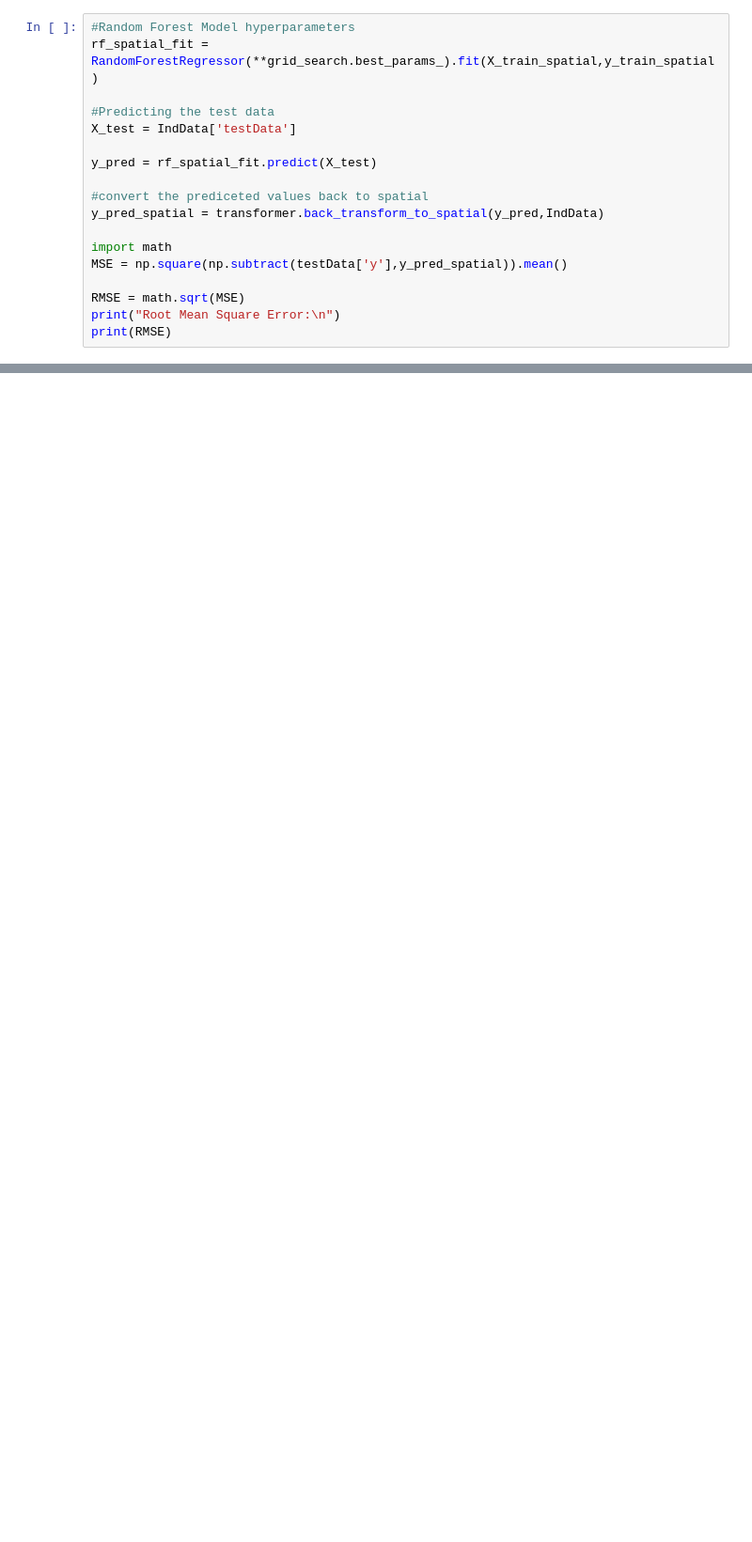
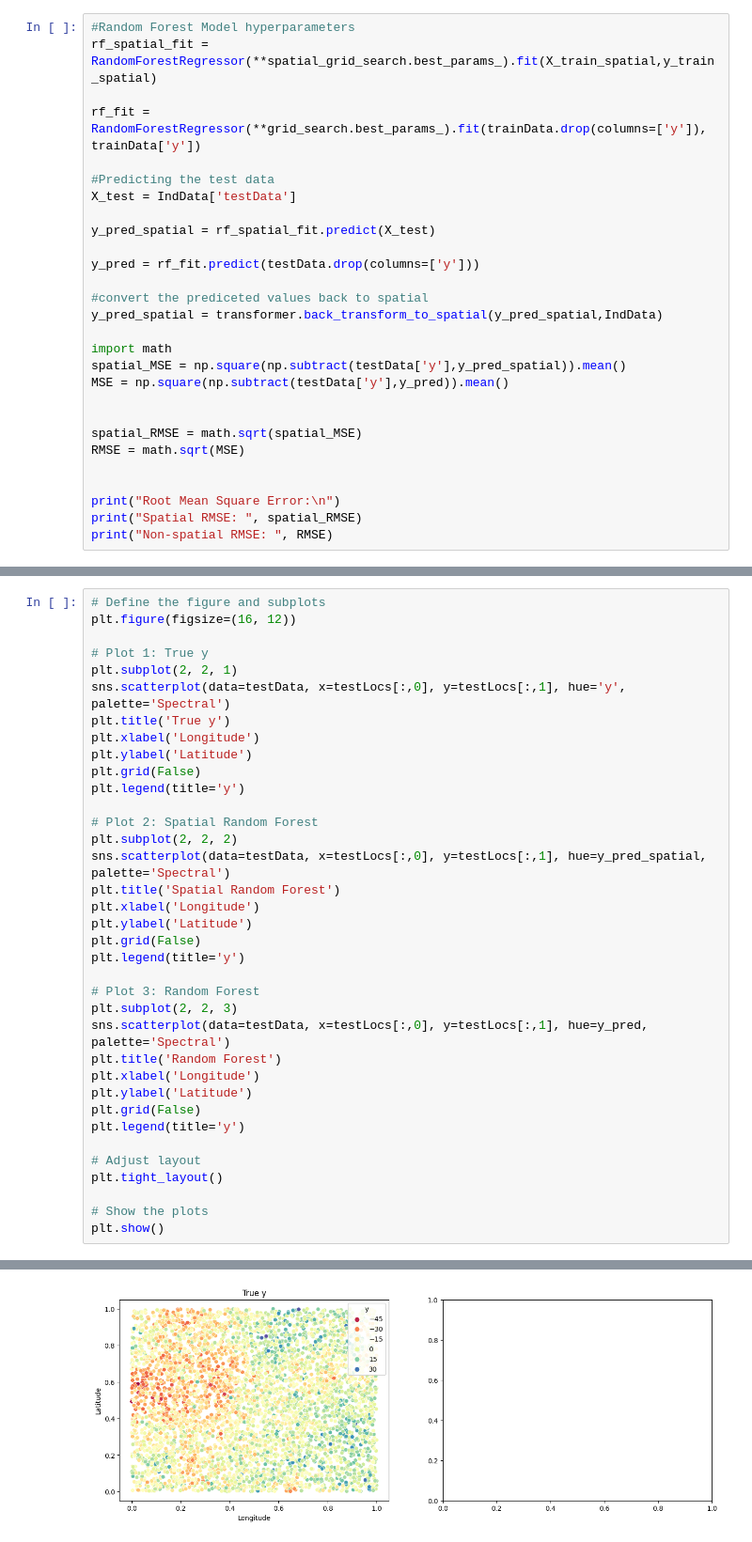
Before and after one commit to amillane/python-spatial-transform, a Jupyter notebook: demo.ipynb, the cells around one changed output, grey strips where cells are left out. Shown at 94% size. Cells and saved outputs as stored; diff of their text form; blank space fills up the shorter version.

```diff
--- a/demo.ipynb
+++ b/demo.ipynb
@@ -73,18 +101,28 @@ GridSearchCV(cv=5, estimator=RandomForestRegressor(random_state=200), n_jobs=5,
 # %%
 #Random Forest Model hyperparameters
-rf_spatial_fit = RandomForestRegressor(**grid_search.best_params_).fit(X_train_spatial,y_train_spatial)
+rf_spatial_fit = RandomForestRegressor(**spatial_grid_search.best_params_).fit(X_train_spatial,y_train_spatial)
+
+rf_fit = RandomForestRegressor(**grid_search.best_params_).fit(trainData.drop(columns=['y']), trainData['y'])
 
 #Predicting the test data
 X_test = IndData['testData']
 
-y_pred = rf_spatial_fit.predict(X_test)
+y_pred_spatial = rf_spatial_fit.predict(X_test)
+
+y_pred = rf_fit.predict(testData.drop(columns=['y']))
 
 #convert the prediceted values back to spatial
-y_pred_spatial = transformer.back_transform_to_spatial(y_pred,IndData)
+y_pred_spatial = transformer.back_transform_to_spatial(y_pred_spatial,IndData)
 
 import math
-MSE = np.square(np.subtract(testData['y'],y_pred_spatial)).mean()
+spatial_MSE = np.square(np.subtract(testData['y'],y_pred_spatial)).mean()
+MSE = np.square(np.subtract(testData['y'],y_pred)).mean()
 
+
+spatial_RMSE = math.sqrt(spatial_MSE)
 RMSE = math.sqrt(MSE)
+
+
 print("Root Mean Square Error:\n")
-print(RMSE)
+print("Spatial RMSE: ", spatial_RMSE)
+print("Non-spatial RMSE: ", RMSE)
@@ -94,0 +133,37 @@ Root Mean Square Error:
+# %%
+# Define the figure and subplots
+plt.figure(figsize=(16, 12))
+
+# Plot 1: True y
+plt.subplot(2, 2, 1)
+sns.scatterplot(data=testData, x=testLocs[:,0], y=testLocs[:,1], hue='y', palette='Spectral')
+plt.title('True y')
+plt.xlabel('Longitude')
+plt.ylabel('Latitude')
+plt.grid(False)
+plt.legend(title='y')
+
+# Plot 2: Spatial Random Forest
+plt.subplot(2, 2, 2)
+sns.scatterplot(data=testData, x=testLocs[:,0], y=testLocs[:,1], hue=y_pred_spatial, palette='Spectral')
+plt.title('Spatial Random Forest')
+plt.xlabel('Longitude')
+plt.ylabel('Latitude')
+plt.grid(False)
+plt.legend(title='y')
+
+# Plot 3: Random Forest
+plt.subplot(2, 2, 3)
+sns.scatterplot(data=testData, x=testLocs[:,0], y=testLocs[:,1], hue=y_pred, palette='Spectral')
+plt.title('Random Forest')
+plt.xlabel('Longitude')
+plt.ylabel('Latitude')
+plt.grid(False)
+plt.legend(title='y')
+
+# Adjust layout
+plt.tight_layout()
+
+# Show the plots
+plt.show()
+# %% [output]
@@ -94,0 +171 @@ Root Mean Square Error:
+[figure, added]
```
Also changed, not shown: parts of 19 cells of this notebook, 2 other files.
